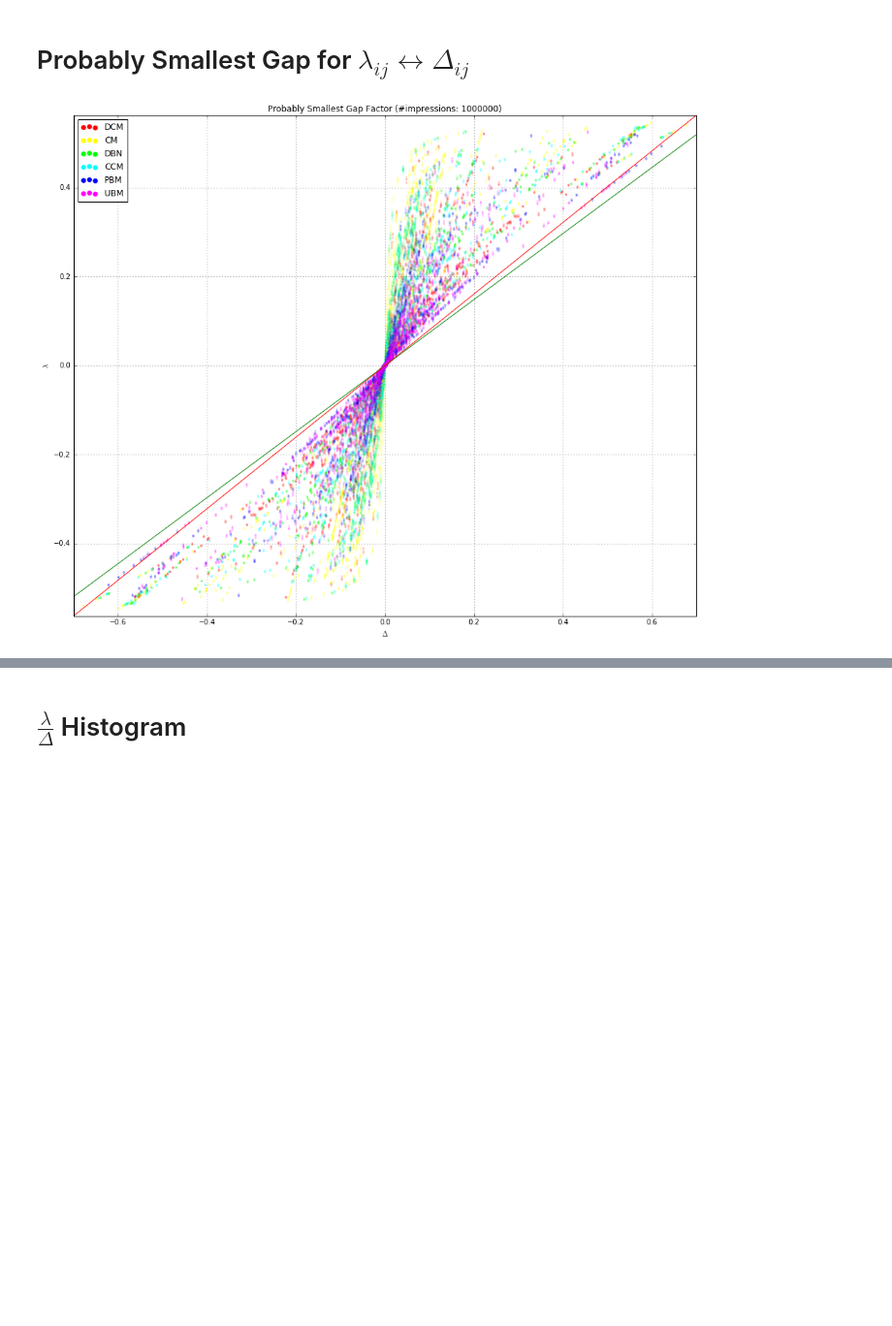
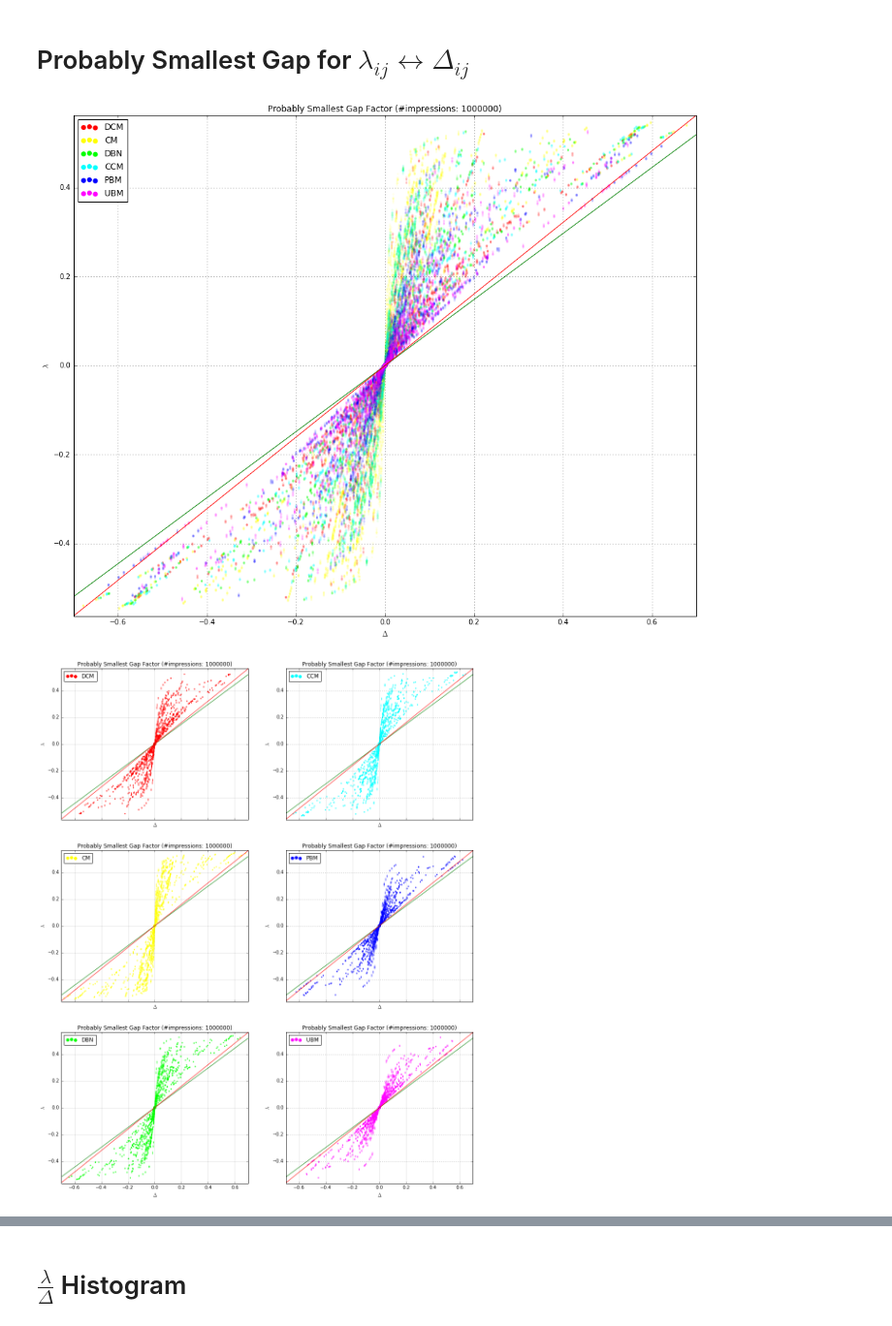
Before and after one commit to changlicn/PyClickLambdas, a Jupyter notebook: scripts/ClickBasedLambdasExperiments.ipynb, the cells around one changed output, grey strips where cells are left out. Shown at 97% size. Cells and saved outputs as stored; diff of their text form; code cells hidden in the pictures; blank space fills up the shorter version.

Commit message:
More expressive figures

```diff
--- a/scripts/ClickBasedLambdasExperiments.ipynb
+++ b/scripts/ClickBasedLambdasExperiments.ipynb
@@ -406,38 +406,52 @@ g1 = 0.741911843196 # 0.22796567480582483 # Green Line :- P(lambda < delta * g1)
 r2 = 0.804044404376 # 0.79990317724734594 # Red Line :- P(lambda < delta * g1) < 0.01
 
 fig, axes = plt.subplots(1, 1, figsize=(16, 16), sharex=True)
+halfNumCM = len(MQD)/2
+pcm_fig, pcm_axes = plt.subplots(halfNumCM, 2, figsize=(16, 20), sharex=True)
 
 for ind, n_impressions in list(enumerate(sorted(MQD[click_model_type][query]['stats'].keys())[-1:])):
-    ax = axes #[i % 5, i / 5]
+    ax = axes #[ind % 5, ind / 5]
     for jnd, click_model_type in enumerate(MQD):
+        pcm_ax = pcm_axes[jnd % halfNumCM, jnd / halfNumCM]
         HSV = [jnd*1./len(MQD),1,1]
         RGB = np.mat(hsv_to_rgb(HSV)).A
         ax.scatter(0,0,s=50,c=RGB,edgecolor='none',label=click_model_type)
+        pcm_ax.scatter(0,0,s=50,c=RGB,edgecolor='none',label=click_model_type)
         for knd, query in enumerate(MQD[click_model_type]):
             relevances = MQD[click_model_type][query]['relevances']
             deltas = relevances[:, None] - relevances[None, :]
             lambdas = MQD[click_model_type][query]['stats'][n_impressions]['lambdas']
 
             y = lambdas.ravel()
             x = np.tile(deltas.ravel(), (lambdas.shape[0],))
 
 #             nts_x_mask = (np.abs(x) > 1e-3)
 #             x = x[nts_x_mask]
 #             y = y[nts_x_mask]
 
             ax.scatter(x, y, s=10, c=np.tile(RGB,(x.shape[0],1)),edgecolor='none', alpha=0.07)
-    x_lim = 0.7
+            pcm_ax.scatter(x, y, s=5, c=np.tile(RGB,(x.shape[0],1)),edgecolor='none', alpha=0.2)
+        x_lim = 0.7
+        pcm_ax.plot([-x_lim, x_lim], [-x_lim * g1, x_lim * g1], 'g-')
+        pcm_ax.plot([-x_lim, x_lim], [-x_lim * r2, x_lim * r2], 'r-')
+        pcm_ax.axis([-x_lim, x_lim,-x_lim * r2, x_lim * r2])
+        pcm_ax.set_title('Probably Smallest Gap Factor (#impressions: %d)' % n_impressions)
+        pcm_ax.set_ylabel(r'$\lambda$')
+        pcm_ax.set_xlabel(r'$\Delta$')
+        pcm_ax.set_aspect('equal')
+        pcm_ax.grid(True, axis='both', which='both')
+        pcm_ax.legend(loc='upper left')
     ax.plot([-x_lim, x_lim], [-x_lim * g1, x_lim * g1], 'g-')
     ax.plot([-x_lim, x_lim], [-x_lim * r2, x_lim * r2], 'r-')
     ax.axis([-x_lim, x_lim,-x_lim * r2, x_lim * r2])
-
     ax.set_title('Probably Smallest Gap Factor (#impressions: %d)' % n_impressions)
     ax.set_ylabel(r'$\lambda$')
     ax.set_xlabel(r'$\Delta$')
     ax.set_aspect('equal')
     plt.setp(ax.get_xticklabels(), visible=True)
     ax.grid(True, axis='both', which='both')
     ax.legend(loc='upper left')
 plt.show(fig)
 # %% [output]
 [figure]
+[figure, added]
```
Also changed, not shown: parts of 2 cells of this notebook.
